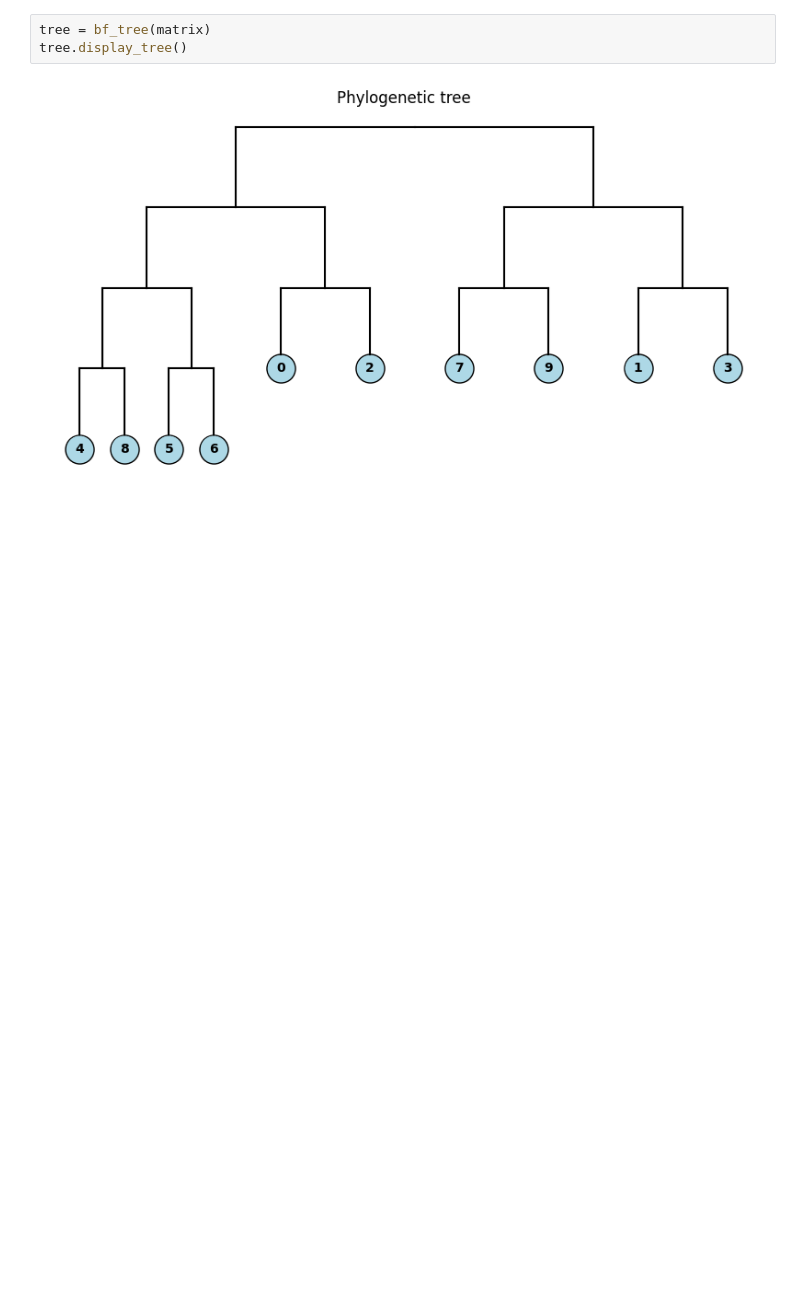
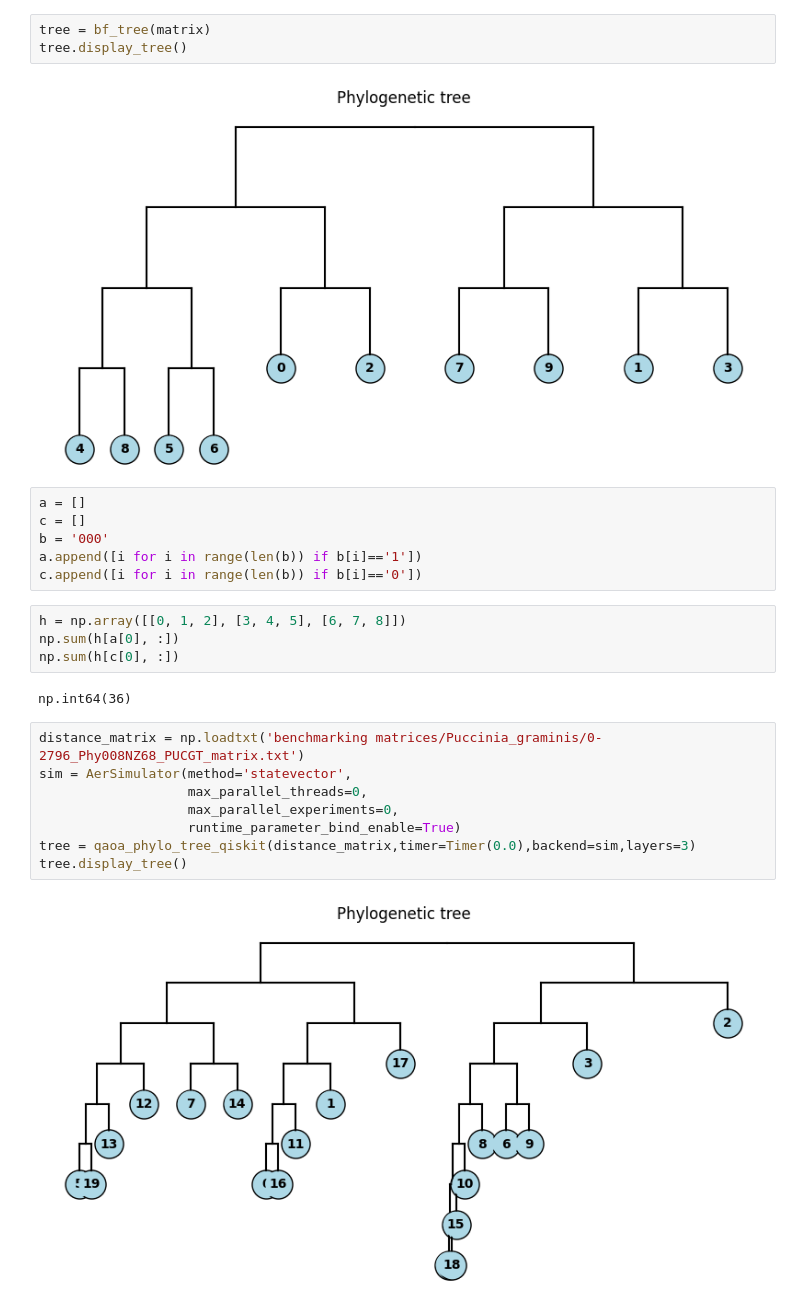
Before and after one commit to Nicofero/PhyloTree_ReConst, a Jupyter notebook: gate_methods_tree.ipynb, the cells around one changed output. Saved outputs shown, nothing was run; the diff lists cells and outputs as text; blank space fills up the shorter version.

```diff
--- a/gate_methods_tree.ipynb
+++ b/gate_methods_tree.ipynb
@@ -1241,3 +1241,25 @@ tree = bf_tree(matrix)
 tree.display_tree()
 # %% [output]
 [figure]
+# %%
+a = []
+c = []
+b = '000'
+a.append([i for i in range(len(b)) if b[i]=='1'])
+c.append([i for i in range(len(b)) if b[i]=='0'])
+# %%
+h = np.array([[0, 1, 2], [3, 4, 5], [6, 7, 8]])
+np.sum(h[a[0], :])
+np.sum(h[c[0], :])
+# %% [output]
+np.int64(36)
+# %%
+distance_matrix = np.loadtxt('benchmarking matrices/Puccinia_graminis/0-2796_Phy008NZ68_PUCGT_matrix.txt')
+sim = AerSimulator(method='statevector',
+                   max_parallel_threads=0,
+                   max_parallel_experiments=0,
+                   runtime_parameter_bind_enable=True)
+tree = qaoa_phylo_tree_qiskit(distance_matrix,timer=Timer(0.0),backend=sim,layers=3)
+tree.display_tree()
+# %% [output]
+[figure, added]
```
Also changed, not shown: parts of 5 cells of this notebook, 1 other file.
